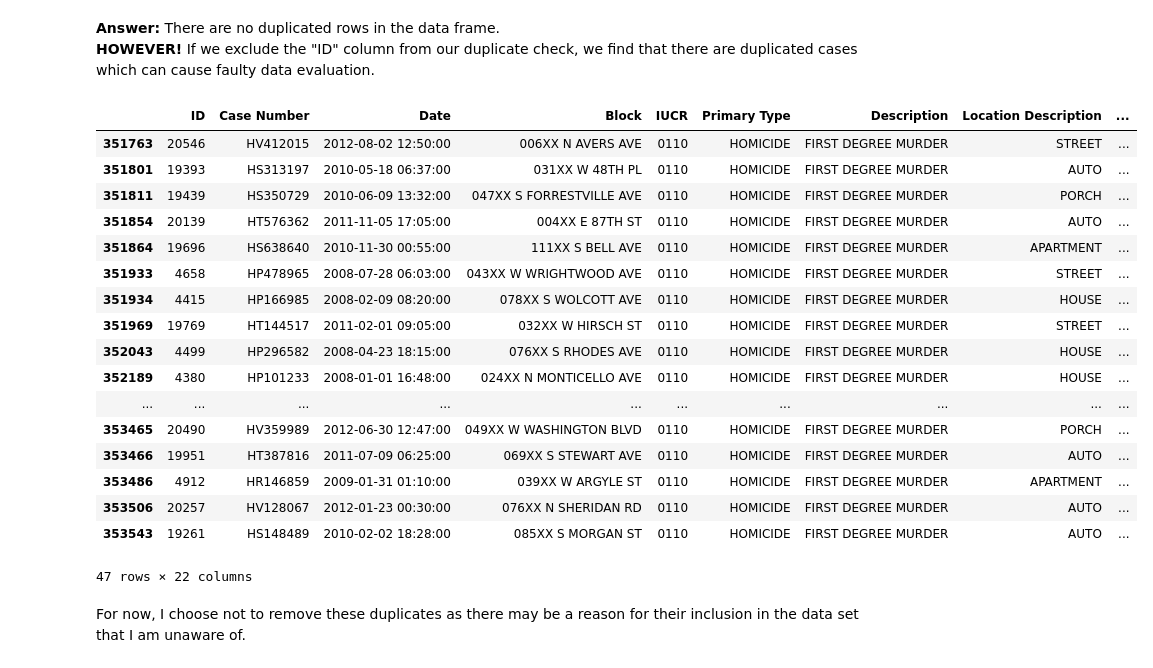
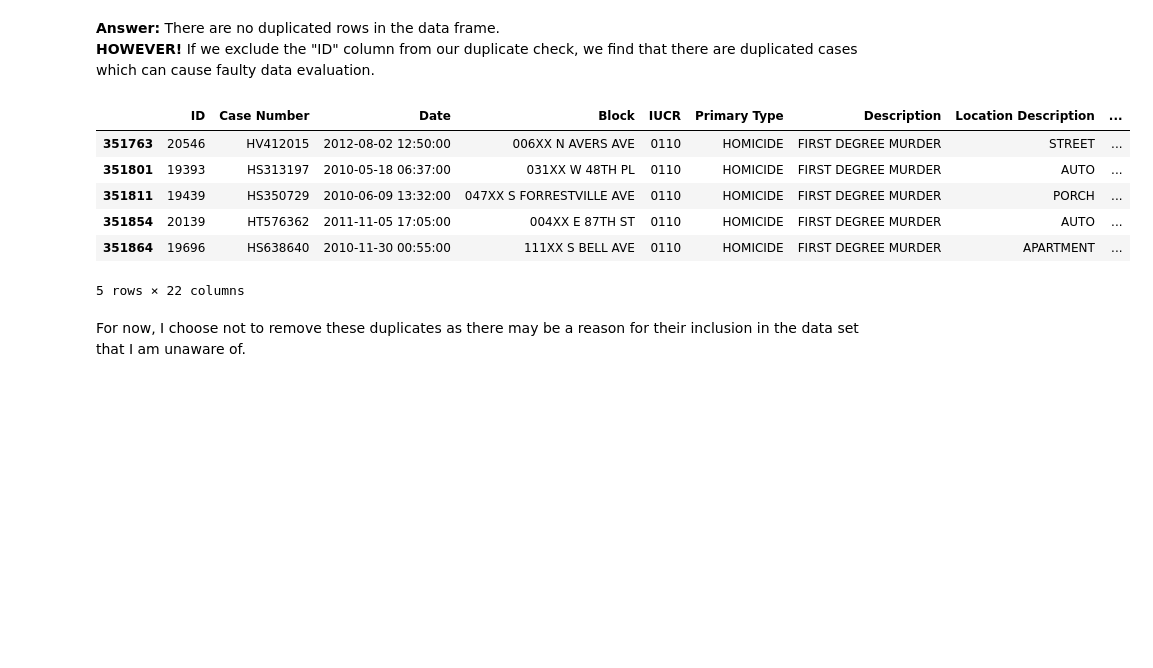
Before and after one commit to SVMino53/aiM24_Databehandling_Inlamning, a Jupyter notebook: Isak_Forsberg_databehandling.ipynb, the cells around one changed output. Drawn from its saved outputs; the diff is of its cells as text; code cells hidden in the pictures; blank space fills up the shorter version.

```diff
--- a/Isak_Forsberg_databehandling.ipynb
+++ b/Isak_Forsberg_databehandling.ipynb
@@ -131,26 +131,15 @@ chicago_crime_2008_to_2012_df[duplicated_mask]
 **HOWEVER!** If we exclude the "ID" column from our duplicate check, we find that there are duplicated cases which can cause faulty data evaluation.
 # %%
 duplicated_mask = chicago_crime_2008_to_2012_df.iloc[:, 1:].duplicated()
-chicago_crime_2008_to_2012_df[duplicated_mask]
+chicago_crime_2008_to_2012_df[duplicated_mask].head()
 # %% [output]
 |  | ID | Case Number | Date | Block | IUCR | Primary Type | Description | Location Description | ... |
 | 351763 | 20546 | HV412015 | 2012-08-02 12:50:00 | 006XX N AVERS AVE | 0110 | HOMICIDE | FIRST DEGREE MURDER | STREET | ... |
 | 351801 | 19393 | HS313197 | 2010-05-18 06:37:00 | 031XX W 48TH PL | 0110 | HOMICIDE | FIRST DEGREE MURDER | AUTO | ... |
 | 351811 | 19439 | HS350729 | 2010-06-09 13:32:00 | 047XX S FORRESTVILLE AVE | 0110 | HOMICIDE | FIRST DEGREE MURDER | PORCH | ... |
 | 351854 | 20139 | HT576362 | 2011-11-05 17:05:00 | 004XX E 87TH ST | 0110 | HOMICIDE | FIRST DEGREE MURDER | AUTO | ... |
 | 351864 | 19696 | HS638640 | 2010-11-30 00:55:00 | 111XX S BELL AVE | 0110 | HOMICIDE | FIRST DEGREE MURDER | APARTMENT | ... |
-| 351933 | 4658 | HP478965 | 2008-07-28 06:03:00 | 043XX W WRIGHTWOOD AVE | 0110 | HOMICIDE | FIRST DEGREE MURDER | STREET | ... |
-| 351934 | 4415 | HP166985 | 2008-02-09 08:20:00 | 078XX S WOLCOTT AVE | 0110 | HOMICIDE | FIRST DEGREE MURDER | HOUSE | ... |
-| 351969 | 19769 | HT144517 | 2011-02-01 09:05:00 | 032XX W HIRSCH ST | 0110 | HOMICIDE | FIRST DEGREE MURDER | STREET | ... |
-| 352043 | 4499 | HP296582 | 2008-04-23 18:15:00 | 076XX S RHODES AVE | 0110 | HOMICIDE | FIRST DEGREE MURDER | HOUSE | ... |
-| 352189 | 4380 | HP101233 | 2008-01-01 16:48:00 | 024XX N MONTICELLO AVE | 0110 | HOMICIDE | FIRST DEGREE MURDER | HOUSE | ... |
-| ... | ... | ... | ... | ... | ... | ... | ... | ... | ... |
-| 353465 | 20490 | HV359989 | 2012-06-30 12:47:00 | 049XX W WASHINGTON BLVD | 0110 | HOMICIDE | FIRST DEGREE MURDER | PORCH | ... |
-| 353466 | 19951 | HT387816 | 2011-07-09 06:25:00 | 069XX S STEWART AVE | 0110 | HOMICIDE | FIRST DEGREE MURDER | AUTO | ... |
-| 353486 | 4912 | HR146859 | 2009-01-31 01:10:00 | 039XX W ARGYLE ST | 0110 | HOMICIDE | FIRST DEGREE MURDER | APARTMENT | ... |
-| 353506 | 20257 | HV128067 | 2012-01-23 00:30:00 | 076XX N SHERIDAN RD | 0110 | HOMICIDE | FIRST DEGREE MURDER | AUTO | ... |
-| 353543 | 19261 | HS148489 | 2010-02-02 18:28:00 | 085XX S MORGAN ST | 0110 | HOMICIDE | FIRST DEGREE MURDER | AUTO | ... |
-47 rows × 22 columns
+5 rows × 22 columns
 # %% [markdown]
 For now, I choose not to remove these duplicates as there may be a reason for their inclusion in the data set that I am unaware of.
 # %% [markdown]
```
Also changed, not shown: parts of 3 cells of this notebook.
